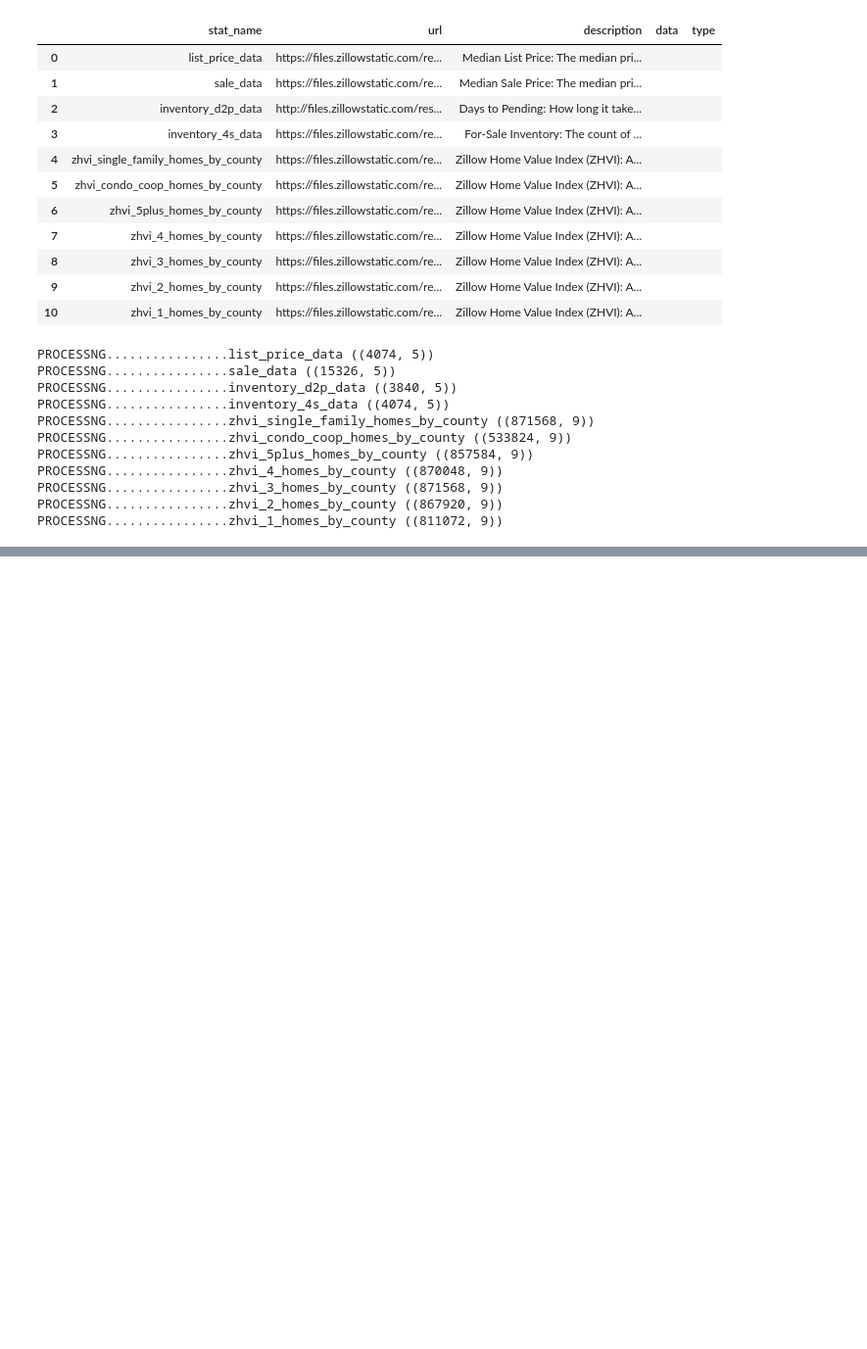
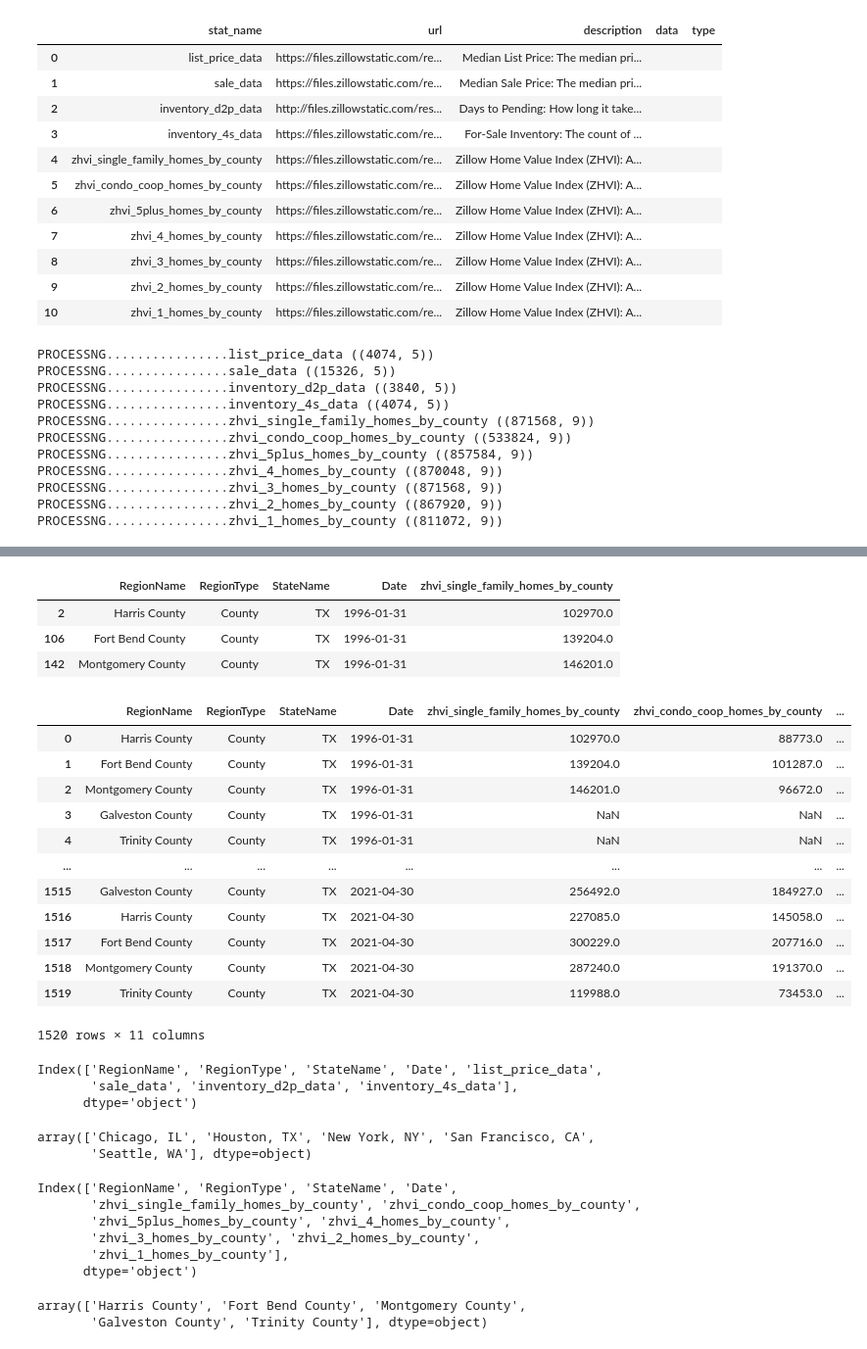
Before and after one commit to i-am-phoenix/Demo, a Jupyter notebook: zillow_data_cleaning_functions.ipynb, the cells around one changed output, grey strips where cells are left out. Shown at 98% size. Drawn from its saved outputs; the diff is of its cells as text; code cells hidden in the pictures; blank space fills up the shorter version.

```diff
--- a/zillow_data_cleaning_functions.ipynb
+++ b/zillow_data_cleaning_functions.ipynb
@@ -303,0 +305,48 @@ dtype: object
+# %%
+zillow_df_by_county.loc['zhvi_single_family_homes_by_county']['data_filtered'].head(3)
+# %% [output]
+|  | RegionName | RegionType | StateName | Date | zhvi_single_family_homes_by_county |
+| 2 | Harris County | County | TX | 1996-01-31 | 102970.0 |
+| 106 | Fort Bend County | County | TX | 1996-01-31 | 139204.0 |
+| 142 | Montgomery County | County | TX | 1996-01-31 | 146201.0 |
+# %%
+zillow_df_by_county_merged
+# %% [output]
+|  | RegionName | RegionType | StateName | Date | zhvi_single_family_homes_by_county | zhvi_condo_coop_homes_by_county | ... |
+| 0 | Harris County | County | TX | 1996-01-31 | 102970.0 | 88773.0 | ... |
+| 1 | Fort Bend County | County | TX | 1996-01-31 | 139204.0 | 101287.0 | ... |
+| 2 | Montgomery County | County | TX | 1996-01-31 | 146201.0 | 96672.0 | ... |
+| 3 | Galveston County | County | TX | 1996-01-31 | NaN | NaN | ... |
+| 4 | Trinity County | County | TX | 1996-01-31 | NaN | NaN | ... |
+| ... | ... | ... | ... | ... | ... | ... | ... |
+| 1515 | Galveston County | County | TX | 2021-04-30 | 256492.0 | 184927.0 | ... |
+| 1516 | Harris County | County | TX | 2021-04-30 | 227085.0 | 145058.0 | ... |
+| 1517 | Fort Bend County | County | TX | 2021-04-30 | 300229.0 | 207716.0 | ... |
+| 1518 | Montgomery County | County | TX | 2021-04-30 | 287240.0 | 191370.0 | ... |
+| 1519 | Trinity County | County | TX | 2021-04-30 | 119988.0 | 73453.0 | ... |
+1520 rows × 11 columns
+# %%
+zillow_df_by_city_merged.columns
+# %% [output]
+Index(['RegionName', 'RegionType', 'StateName', 'Date', 'list_price_data',
+       'sale_data', 'inventory_d2p_data', 'inventory_4s_data'],
+      dtype='object')
+# %%
+zillow_df_by_city_merged.RegionName.unique()
+# %% [output]
+array(['Chicago, IL', 'Houston, TX', 'New York, NY', 'San Francisco, CA',
+       'Seattle, WA'], dtype=object)
+# %%
+zillow_df_by_county_merged.columns
+# %% [output]
+Index(['RegionName', 'RegionType', 'StateName', 'Date',
+       'zhvi_single_family_homes_by_county', 'zhvi_condo_coop_homes_by_county',
+       'zhvi_5plus_homes_by_county', 'zhvi_4_homes_by_county',
+       'zhvi_3_homes_by_county', 'zhvi_2_homes_by_county',
+       'zhvi_1_homes_by_county'],
+      dtype='object')
+# %%
+zillow_df_by_county_merged.RegionName.unique()
+# %% [output]
+array(['Harris County', 'Fort Bend County', 'Montgomery County',
+       'Galveston County', 'Trinity County'], dtype=object)
```
Also changed, not shown: parts of 6 cells of this notebook.
